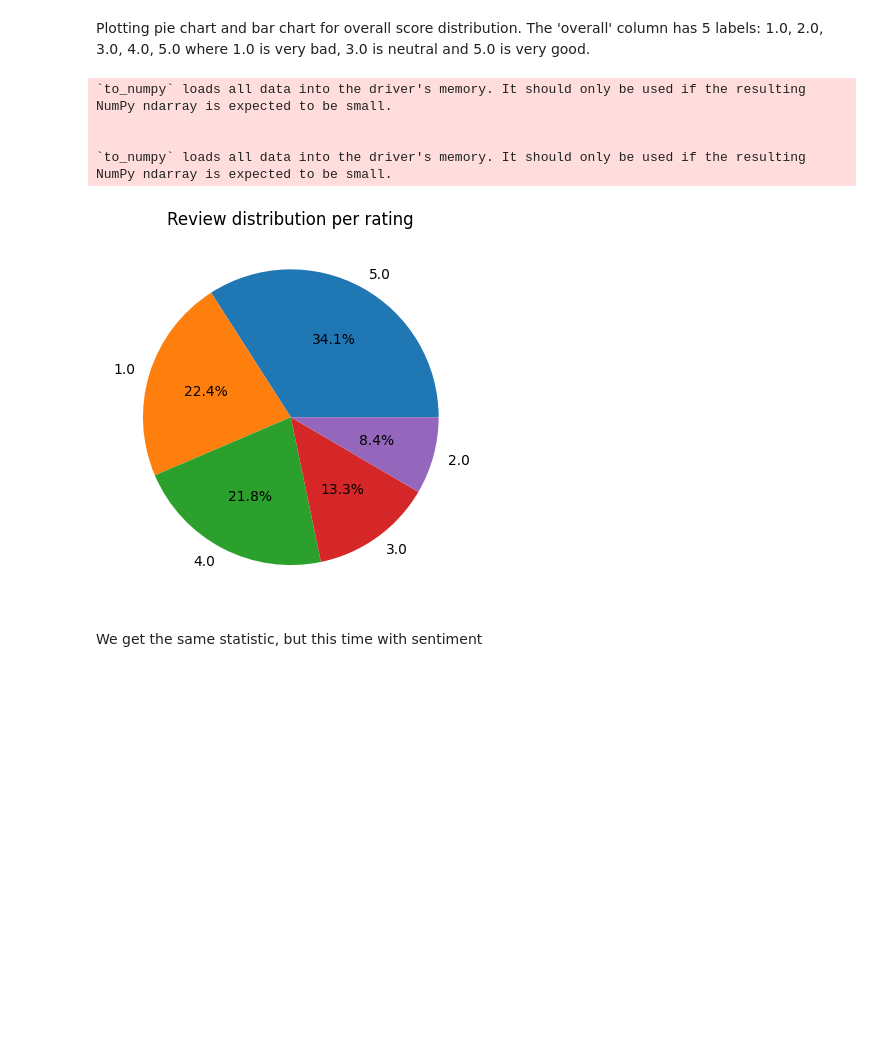
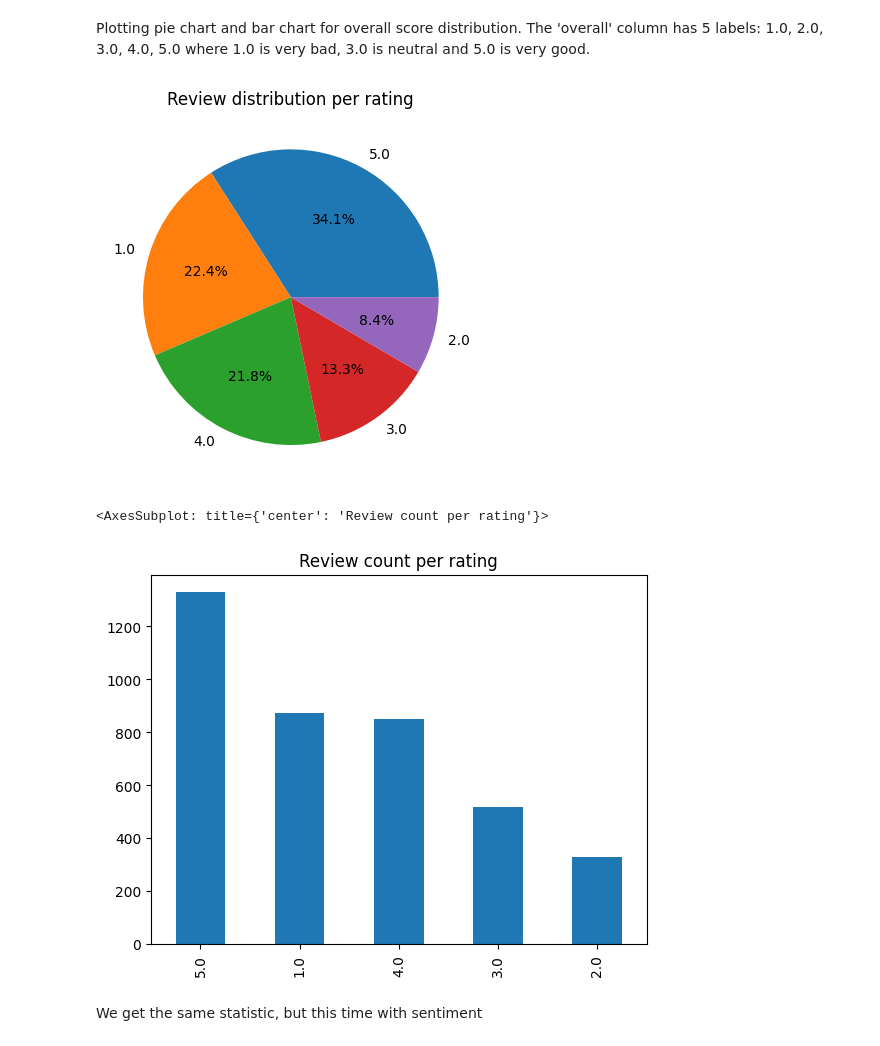
Before and after one commit to longtv2222/Amazon-Reviews-Classifier, a Jupyter notebook: notebook.ipynb, the cells around one changed output. Drawn from its saved outputs; the diff is of its cells as text; code cells hidden in the pictures; blank space fills up the shorter version.

```diff
--- a/notebook.ipynb
+++ b/notebook.ipynb
@@ -134,19 +200,17 @@ Name: overall, dtype: float64
 # %% [markdown]
 Plotting pie chart and bar chart for overall score distribution. The 'overall' column has 5 labels: 1.0, 2.0, 3.0, 4.0, 5.0 where 1.0 is very bad, 3.0 is neutral and 5.0 is very good.
 # %%
-scores = df["overall"].value_counts()
+scores = panda_df["overall"].value_counts()
 index = scores.index.to_numpy()
 scores = scores.to_numpy()
 plt.pie(scores, labels=index, autopct='%1.1f%%')
 plt.title("Review distribution per rating")
 plt.show()
-df['overall'].value_counts().plot(kind='bar',title="Review count per rating")
+panda_df['overall'].value_counts().plot(kind='bar',title="Review count per rating")
 # %% [output]
+[figure]
-`to_numpy` loads all data into the driver's memory. It should only be used if the resulting NumPy ndarray is expected to be small.
-
-
-`to_numpy` loads all data into the driver's memory. It should only be used if the resulting NumPy ndarray is expected to be small.
+<AxesSubplot: title={'center': 'Review count per rating'}>
-[figure]
+[figure, added]
 # %% [markdown]
 We get the same statistic, but this time with sentiment
 # %%
```
Also changed, not shown: parts of 17 cells of this notebook.
